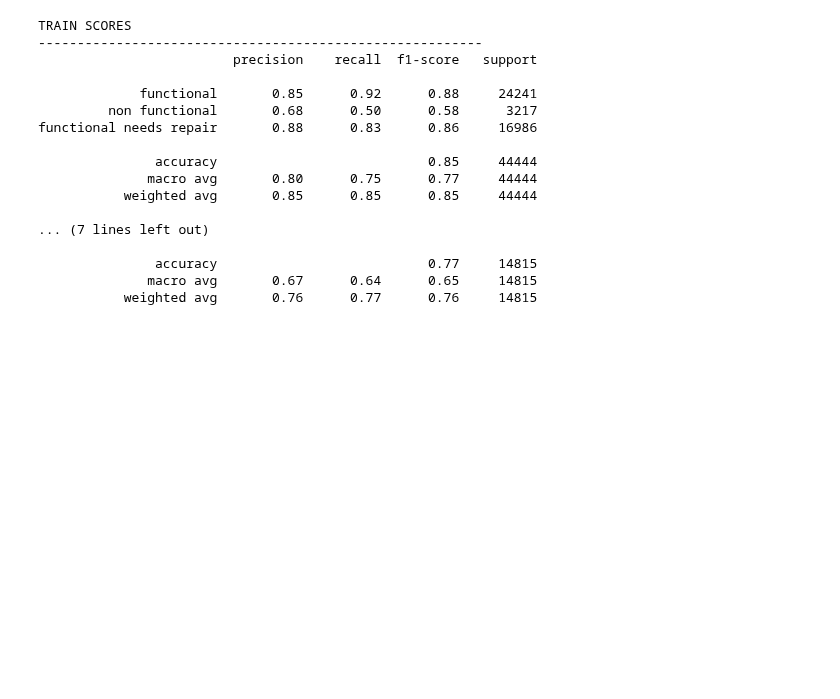
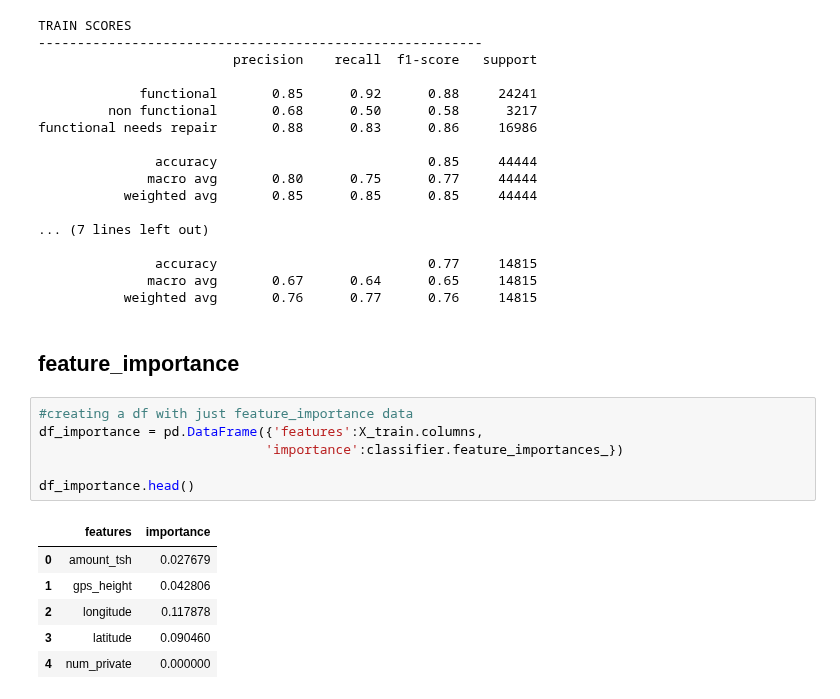
Before and after one commit to rahulakrish/water_pump_classifier, a Jupyter notebook: phase3_project.ipynb, the cells around one changed output. Cells and saved outputs as stored; diff of their text form; blank space fills up the shorter version.

```diff
--- a/phase3_project.ipynb
+++ b/phase3_project.ipynb
@@ -1017,3 +1019,18 @@ functional needs repair       0.88      0.83      0.86     16986
                accuracy                           0.77     14815
               macro avg       0.67      0.64      0.65     14815
            weighted avg       0.76      0.77      0.76     14815
+# %% [markdown]
+## feature_importance
+# %%
+#creating a df with just feature_importance data
+df_importance = pd.DataFrame({'features':X_train.columns,
+                             'importance':classifier.feature_importances_})
+
+df_importance.head()
+# %% [output]
+|  | features | importance |
+| 0 | amount_tsh | 0.027679 |
+| 1 | gps_height | 0.042806 |
+| 2 | longitude | 0.117878 |
+| 3 | latitude | 0.090460 |
+| 4 | num_private | 0.000000 |
```
Also changed, not shown: parts of 11 cells of this notebook.
